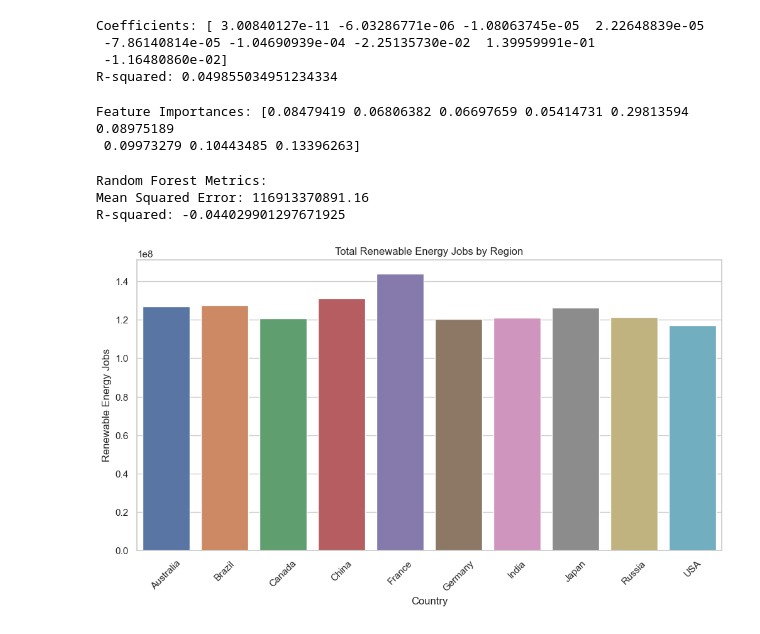
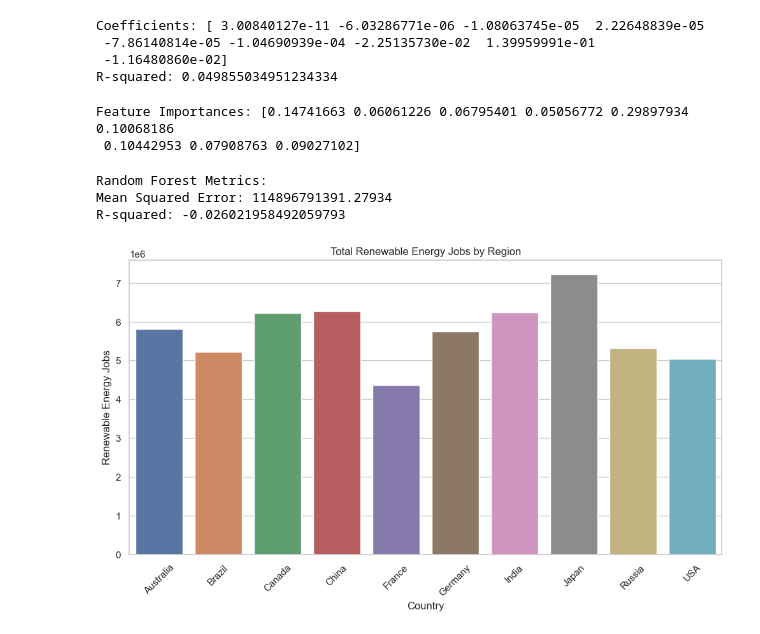
Before and after one commit to arnelimperial/greenergy, a Jupyter notebook: eda.ipynb, the cells around one changed output. Saved outputs shown, nothing was run; the diff lists cells and outputs as text; code cells hidden in the pictures.

```diff
--- a/eda.ipynb
+++ b/eda.ipynb
@@ -44,0 +31,3 @@ original_df.head()
+# %%
+# load csv
+df = pd.read_csv('complete_renewable_energy_dataset 2.csv')
@@ -71,7 +71,7 @@ memory usage: 1.1+ MB
 # print(data.isnull().sum())
 # data.fillna(method='ffill', inplace=True)  # Forward fill for missing values
 
-original_df = original_df.drop_duplicates()
+df = df.drop_duplicates()
 # %% [markdown]
 <h2>List of countries and energy types included in the dataset</h2>
 # %%
@@ -236,8 +237,8 @@ When comparing data to a normal distribution, an S-shaped curve indicates that w
 <h4>Filtering the DataFrame for 2023 only</h4>
 # %%
 # filtering from year 2019 to 2023
-# ss = original_df[(original_df['Year'] >= 2019) & (original_df['Year'] <= 2023)]
-df = original_df[original_df['Year'] == 2023]
+# ss = df[(df['Year'] >= 2019) & (df['Year'] <= 2023)]
+df = df[df['Year'] == 2023]
 # %%
 df.head()
 # %% [output]
@@ -531,8 +533,8 @@ model6.fit(X6, y6)
 print('Feature Importances:', model6.feature_importances_)
 # This will help identify the most important socioeconomic factors affecting renewable energy consumption.
 # %% [output]
-Feature Importances: [0.08479419 0.06806382 0.06697659 0.05414731 0.29813594 0.08975189
- 0.09973279 0.10443485 0.13396263]
+Feature Importances: [0.14741663 0.06061226 0.06795401 0.05056772 0.29897934 0.10068186
+ 0.10442953 0.07908763 0.09027102]
 # %%
 X6 = df[['GDP', 'R&D Expenditure', 'Investments (USD)', 'Population', 'International Aid for Renewables', 'Energy Subsidies',
           'Renewable Energy Jobs','Energy Sector Workforce', 'CO2 Emissions']]
@@ -546,17 +548,17 @@ print('Mean Squared Error:', mean_squared_error(y_test, y_pred))
 print('R-squared:', r2_score(y_test, y_pred))
 # %% [output]
 Random Forest Metrics:
-Mean Squared Error: 116913370891.16
-R-squared: -0.044029901297671925
+Mean Squared Error: 114896791391.27934
+R-squared: -0.026021958492059793
 # %%
 # Grouping by region (assuming there is a 'Region' column)
-region_jobs = original_df.groupby('Country')['Renewable Energy Jobs'].sum().reset_index()
+region_jobs = df.groupby('Country')['Renewable Energy Jobs'].sum().reset_index()
 
 # Bar plot for Renewable Energy Jobs by Region
 plt.figure(figsize=(12, 6))
 sns.barplot(x='Country', y='Renewable Energy Jobs', data=region_jobs, hue='Country')
 plt.title('Total Renewable Energy Jobs by Region')
 plt.xticks(rotation=45)
 plt.show()
 # %% [output]
-[figure, old version]
+[figure, new version]
```
Also changed, not shown: parts of 28 cells of this notebook, 2 other files.
